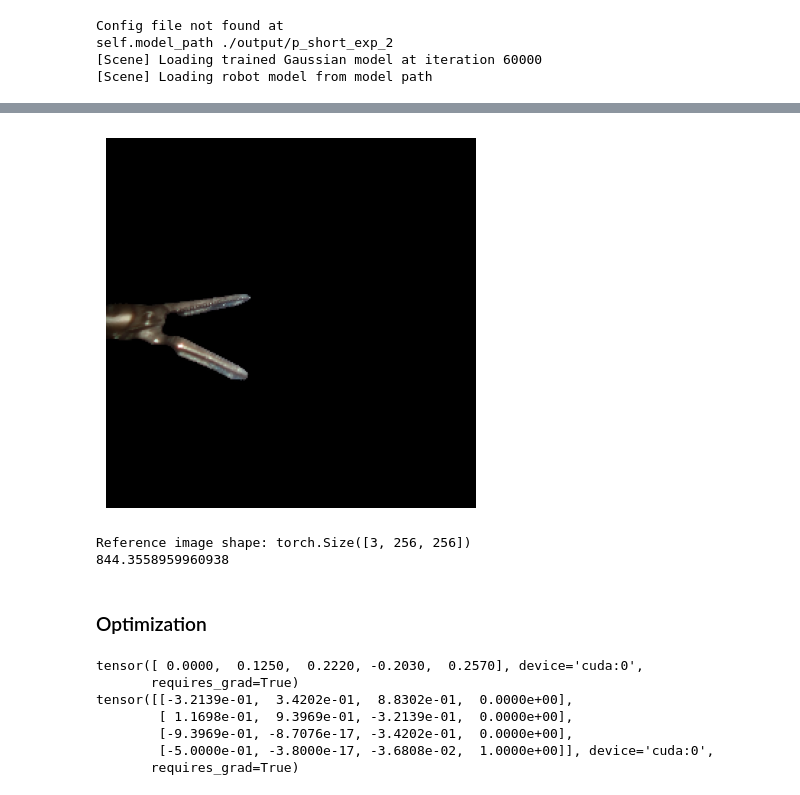
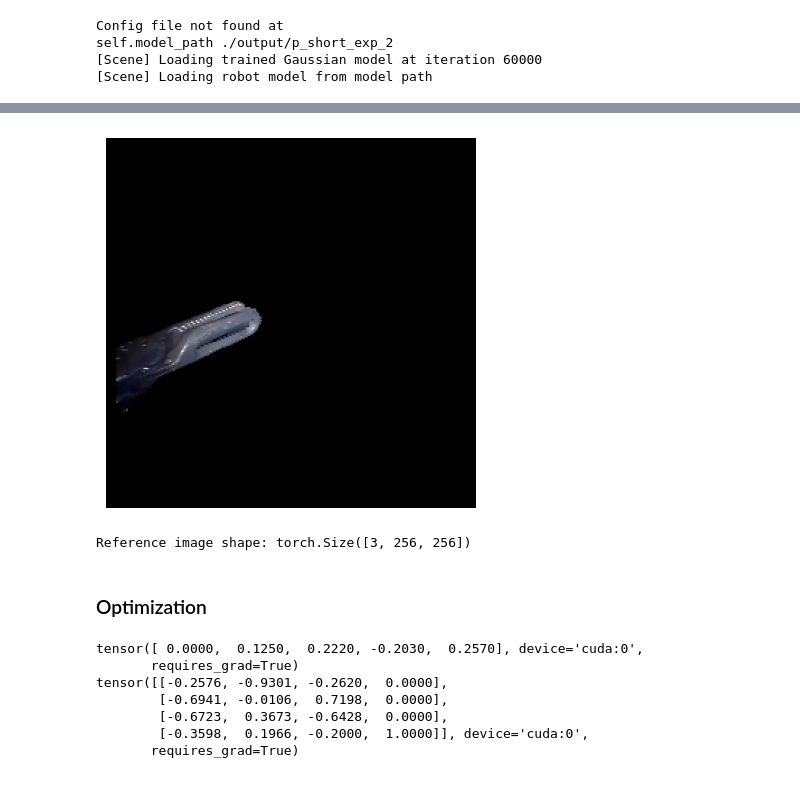
Before and after one commit to JuoTungChen/drrobot_surgical, a Jupyter notebook: notebooks/pose_reconstruction_online_new.ipynb, the cells around one changed output, grey strips where cells are left out. Saved outputs shown, nothing was run; the diff lists cells and outputs as text; code cells hidden in the pictures.

```diff
--- a/notebooks/pose_reconstruction_online_new.ipynb
+++ b/notebooks/pose_reconstruction_online_new.ipynb
@@ -453,39 +482,38 @@ Sum of camera gradients: tensor(21866.1250)
 # %%
 ## ------ Display Reference Image ------ ##
-original_image_path = "/home/iulian/chole_ws/src/sam2/data/tissue_75/grab/000000.jpg"  # Path to your reference image
-reference_image_path = "/home/iulian/chole_ws/src/sam2/data/tissue_75/segment_results/frame_0_id_1.jpg"  # Path to your reference image
+original_image_path = "/home/iulian/chole_ws/src/sam2/data/simple_chole/grab_1/0.jpg"  # Path to your reference image
+reference_image_path = "/home/iulian/chole_ws/src/sam2/data/simple_chole/segment_results_simple/frame_0_id_1.jpg"  # Path to your reference image
+# original_image_path = "/home/iulian/chole_ws/src/sam2/data/tissue_75/grab/000000.jpg"  # Path to your reference image
+# reference_image_path = "/home/iulian/chole_ws/src/sam2/data/tissue_75/segment_results/frame_0_id_1.jpg"  # Path to your reference image
 # original_image_path = "/home/iulian/chole_ws/src/sam2/data/tissue_80/grab/000000.jpg"  # Path to your reference image
 # reference_image_path = "/home/iulian/chole_ws/src/sam2/segment_results/frame_0_id_1.jpg"  # Path to your reference image
 # reference_image_path = "/home/iulian/mask_2.jpg"  # Path to your reference image
 # reference_image_path = "/home/iulian/segmented_tool_8_0.jpg"  # Path to your reference image
 # reference_image_path = "/home/iulian/chole_ws/data/base_chole_clipping_cutting/tissue_77/1_grabbing_gallbladder/20240907-090634-569257/left_img_dir/frame000017_left.jpg"  # Path to your reference image
 
 ## read the image
 original_image = Image.open(original_image_path).convert('RGB')
 reference_image = Image.open(reference_image_path).convert('RGB')
 
 ## crop the image to be square
 # reference_image = np.array(reference_image)[:540, :540]
 reference_image = torch.tensor(np.array(reference_image) / 255.0).permute(2, 0, 1).float().to("cuda")  # Normalized [0, 1]
+
+# Pad the rendered image to match the aspect ratio of the reference image
 reference_image = pad_to_match_aspect(reference_image, 1.0)
 
 reference_image = F.interpolate(reference_image.unsqueeze(0), size=(256,256), mode='bilinear', align_corners=False).squeeze(0)
 
 plt.imshow(reference_image.permute(1, 2, 0).cpu().numpy())
 plt.axis('off')
 plt.show()
 print("Reference image shape:", reference_image.shape)  # Expected: [3, H, W]
 
 # Calculate target aspect ratio (reference image)
 target_aspect_ratio = reference_image.shape[2] / reference_image.shape[1]
-
-# Pad the rendered image to match the aspect ratio of the reference image
-normalization_factor = torch.sum(reference_image ** 2).item()  # Sum of squared pixel values
-print(normalization_factor)
 # %% [output]
-[figure, old version]
+[figure, new version]
 Reference image shape: torch.Size([3, 256, 256])
-844.3558959960938
 # %% [markdown]
 ### Optimization
 # %%
@@ -502,7 +530,7 @@ print(world_view_transform_result)
 
 joint_pose_lr = 1e-3
 rotation_lr = 1e-4
-translation_lr = 1e-4
+translation_lr = 5e-5
 # Initialize the optimizer with parameter groups
 # optimizer = torch.optim.Adam([
 #     {"params": joint_pose_result, "lr": joint_pose_lr},
@@ -526,10 +554,10 @@ video = []
 # %% [output]
 tensor([ 0.0000,  0.1250,  0.2220, -0.2030,  0.2570], device='cuda:0',
        requires_grad=True)
-tensor([[-3.2139e-01,  3.4202e-01,  8.8302e-01,  0.0000e+00],
-        [ 1.1698e-01,  9.3969e-01, -3.2139e-01,  0.0000e+00],
-        [-9.3969e-01, -8.7076e-17, -3.4202e-01,  0.0000e+00],
-        [-5.0000e-01, -3.8000e-17, -3.6808e-02,  1.0000e+00]], device='cuda:0',
+tensor([[-0.2576, -0.9301, -0.2620,  0.0000],
+        [-0.6941, -0.0106,  0.7198,  0.0000],
+        [-0.6723,  0.3673, -0.6428,  0.0000],
+        [-0.3598,  0.1966, -0.2000,  1.0000]], device='cuda:0',
        requires_grad=True)
 # %%
 
```
Also changed, not shown: parts of 15 cells of this notebook.
